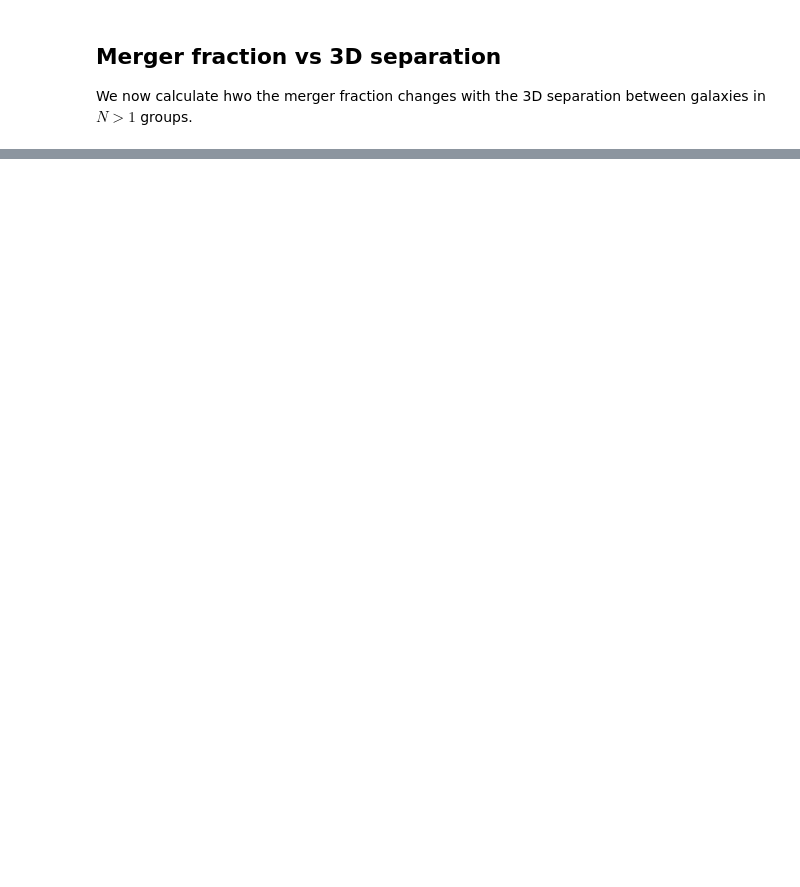
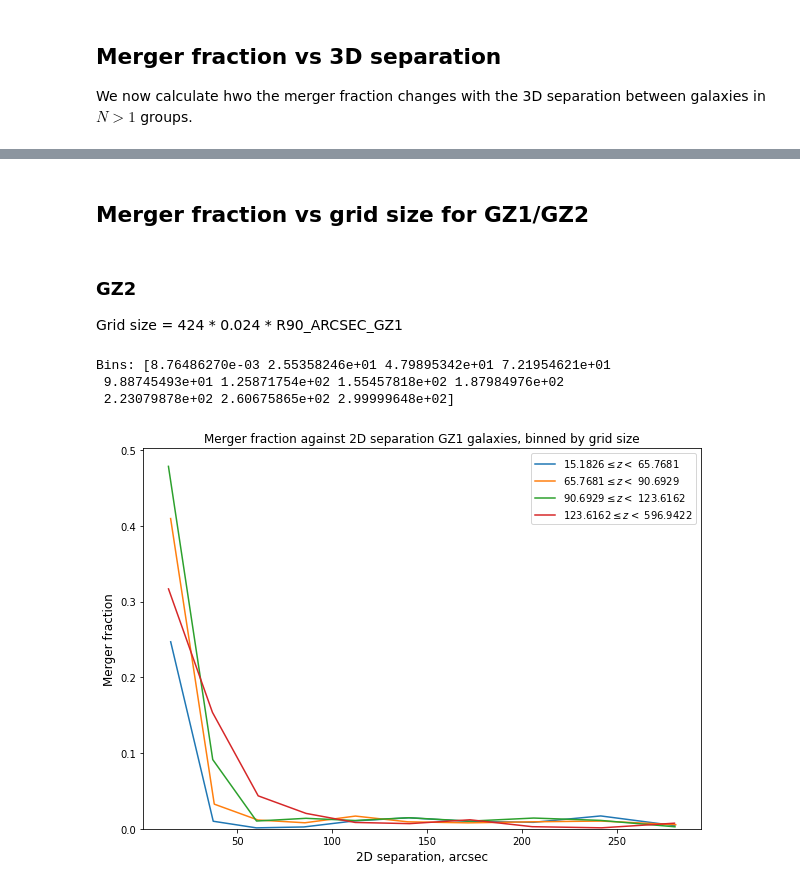
Before and after one commit to tplews98/MPhys_Project, a Jupyter notebook: Hilary work/HT_Week7_Separation.ipynb, the cells around one changed output, grey strips where cells are left out. Saved outputs shown, nothing was run; the diff lists cells and outputs as text; code cells hidden in the pictures; blank space fills up the shorter version.

Commit message:
Merger fraction against 2D and 3D separation

```diff
--- a/Hilary work/HT_Week7_Separation.ipynb
+++ b/Hilary work/HT_Week7_Separation.ipynb
@@ -1723,0 +1865,75 @@ Bins: [1.76811901e-05 4.00181504e-02 3.78222876e-01 7.63047955e-01
+# %% [markdown]
+## Merger fraction vs grid size for GZ1/GZ2
+# %% [markdown]
+### GZ2
+
+Grid size = 424 * 0.024 * R90_ARCSEC_GZ1
+# %%
+gz1_only = volume_limited_data[volume_limited_data["GZ1"] == 1].copy()
+gz1_only["grid_size (arcsec)"] = 0.024 * 424 * gz1_only["R90_ARCSEC_GZ1"]
+gz1_only = gz1_only[gz1_only["Nearest_neighbour_separation_2d"] < 300]
+# Create logarithmic bins of equal size without small groups
+separation_2d = gz1_only["Nearest_neighbour_separation_2d"]
+equal_log_bins = pd.qcut(x=np.log10(separation_2d), q=10, labels=False, retbins=True, duplicates="drop")[1]
+equal_log_bins = np.power(10, equal_log_bins)
+# equal_log_bins = np.round(equal_log_bins, 0)
+
+# Print the bins that have been calculated
+print("Bins: " + str(equal_log_bins))
+
+# Define a function that given some data, will return the merger fraction against redshift
+def merger_fraction_separation_2d_binning(limited_data, separation_bins):
+    """Takes data, picks out mergers and calculates the merger fraction using
+    the bins provided. Returns an array of merger fraction against group size,
+    the average group size of galaxies in bin for plotting and the number
+    of galaxies in each bin."""
+
+    # Resample table with only the data needed
+    limited_data = limited_data[["Nearest_neighbour_separation_2d", "Merger_classifications", "group_id_new"]]
+
+    groups_unique = limited_data.drop_duplicates(subset=["group_id_new"], keep="first")
+
+    # Bin data by group size, with the bin sizes specified
+    allbinned, bin_edges = np.histogram(limited_data["Nearest_neighbour_separation_2d"], bins=separation_bins)
+    groups_unique_binned, bin_edges = np.histogram(groups_unique["Nearest_neighbour_separation_2d"], bins=separation_bins)
+    mergersbinned, bin_edges = np.histogram(limited_data[limited_data["Merger_classifications"] > 0]["Nearest_neighbour_separation_2d"], bins=separation_bins)
+
+    # Calculate the average group size in each bin for plotting data
+    bin_centres=[]
+    bin_edges[-1] += 1
+    for i in range(len(bin_edges) - 1):
+        bin_centres.append(limited_data[(limited_data["Nearest_neighbour_separation_2d"] >= bin_edges[i]) & (limited_data["Nearest_neighbour_separation_2d"] < bin_edges[i + 1])]["Nearest_neighbour_separation_2d"].mean())
+
+    allbinned = allbinned.astype(float)
+    mergersbinned = mergersbinned.astype(float)
+
+    # Find merger fraction
+    merger_fraction_group = mergersbinned / allbinned
+
+    return merger_fraction_group, bin_centres, allbinned.astype(int), groups_unique_binned.astype(int)
+
+
+redshift_bins = pd.qcut(x=gz1_only["grid_size (arcsec)"], q=4, labels=False, retbins=True, duplicates="drop")[1]
+# redshift_bins = np.arange(0.01, 0.06, 0.01)
+redshift_bins_plus_1 = np.copy(redshift_bins)
+redshift_bins_plus_1[-1] += 1
+
+plt.figure(figsize=(10,7))
+
+for x in range(len(redshift_bins) - 1):
+    redshift_binned = gz1_only[(gz1_only["grid_size (arcsec)"] >= redshift_bins_plus_1[x]) & (gz1_only["grid_size (arcsec)"] < redshift_bins_plus_1[x+1])]
+    merger_fraction_separation_2d = merger_fraction_separation_2d_binning(redshift_binned, equal_log_bins)[0]
+    separation_2d_bin_centres = merger_fraction_separation_2d_binning(redshift_binned, equal_log_bins)[1]
+    plt.plot(separation_2d_bin_centres, merger_fraction_separation_2d, label="%.4f"%np.round(redshift_bins[x], decimals=4)+"$\leq z < $ "+"%.4f"%np.round(redshift_bins[x+1], decimals=4))
+
+plt.ylim(bottom=0)
+plt.xlabel("2D separation, arcsec", fontsize=12)
+plt.ylabel("Merger fraction", fontsize=12)
+plt.title("Merger fraction against 2D separation GZ1 galaxies, binned by grid size", fontsize=12)
+plt.legend()
+plt.show()
+# %% [output]
+Bins: [8.76486270e-03 2.55358246e+01 4.79895342e+01 7.21954621e+01
+ 9.88745493e+01 1.25871754e+02 1.55457818e+02 1.87984976e+02
+ 2.23079878e+02 2.60675865e+02 2.99999648e+02]
+[figure, added]
```
Also changed, not shown: parts of 16 cells of this notebook.
